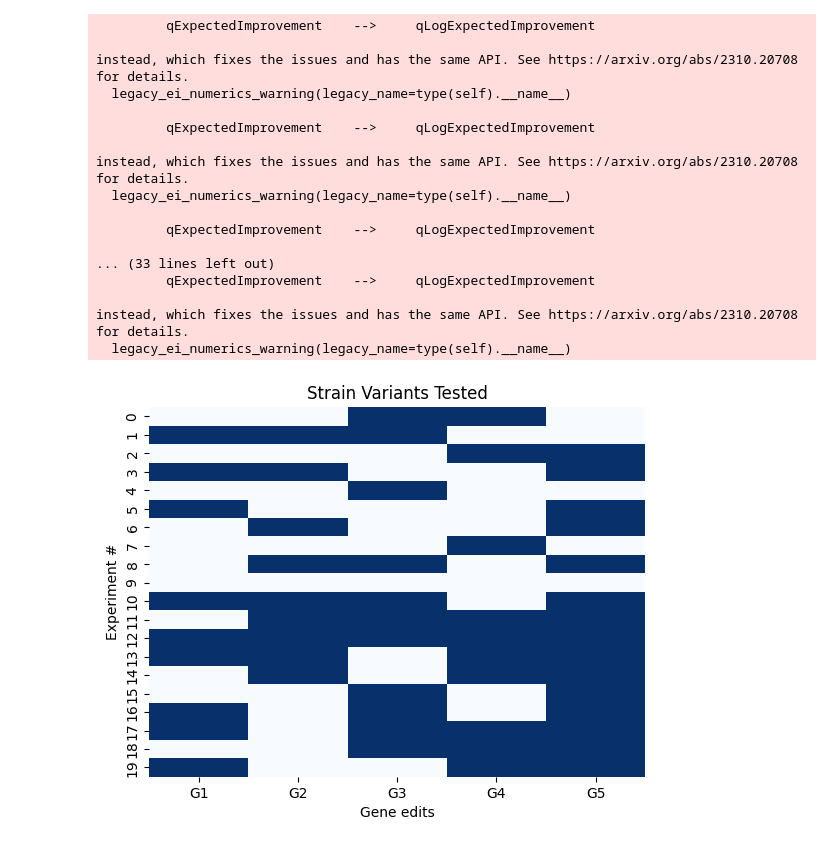
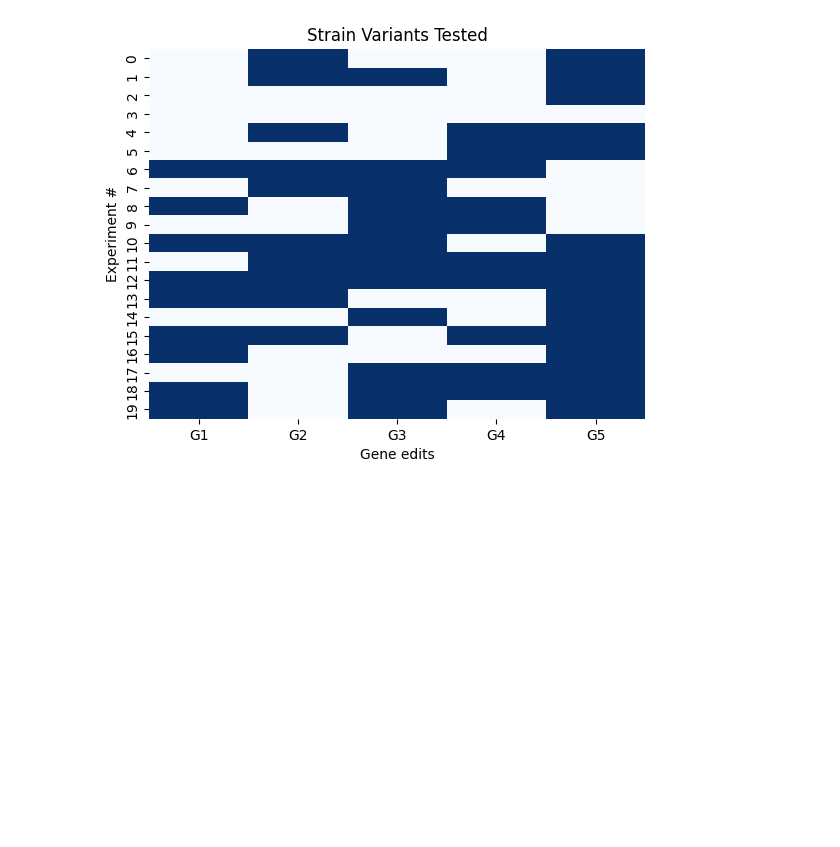
Before and after one commit to subarumuroi/ML_for_rational_design, a Jupyter notebook: BO small data optimum strain model.ipynb, the cells around one changed output. Saved outputs shown, nothing was run; the diff lists cells and outputs as text; code cells hidden in the pictures; blank space fills up the shorter version.

```diff
--- a/BO small data optimum strain model.ipynb
+++ b/BO small data optimum strain model.ipynb
@@ -4,7 +4,7 @@
 import torch
 from botorch.models import SingleTaskGP
 from botorch.fit import fit_gpytorch_mll
-from botorch.acquisition import qExpectedImprovement
+from botorch.acquisition import qLogExpectedImprovement
 from botorch.optim import optimize_acqf
 from gpytorch.mlls import ExactMarginalLogLikelihood
 import numpy as np
@@ -49,54 +49,37 @@ for iteration in range(10):
     candidate_X = all_variants[remaining]
 
     # Compute acquisition function
-    acq = qExpectedImprovement(model=model, best_f=train_Y.max(), sampler=None)
+    acq = qLogExpectedImprovement(model=model, best_f=train_Y.max(), sampler=None)
 
     # Add q-batch dimension correctly
     with torch.no_grad():
-        acq_vals = acq(candidate_X.unsqueeze(1))  # ✅ correct: [N, 1, d]
+        acq_vals = acq(candidate_X.unsqueeze(1))  #[N, 1, d]
 
     best_idx = torch.argmax(acq_vals)
     new_X = candidate_X[best_idx].unsqueeze(0)
     new_Y = torch.tensor([[strain_to_yield(new_X[0])]], dtype=torch.double)
 
     # Update data
     train_X = torch.cat([train_X, new_X])
     train_Y = torch.cat([train_Y, new_Y])
     init_idx = torch.cat([init_idx, torch.tensor([remaining[best_idx]])])
 
     # Update model
     model.set_train_data(train_X, train_Y.squeeze(-1), strict=False)
     fit_gpytorch_mll(mll)
 
 # Plot
 import seaborn as sns
 sns.heatmap(train_X.numpy(), cmap='Blues', cbar=False, xticklabels=[f'G{i+1}' for i in range(gene_count)])
 plt.title("Strain Variants Tested")
 plt.xlabel("Gene edits")
 plt.ylabel("Experiment #")
 plt.show()
 
 plt.plot(train_Y.numpy())
 plt.title("Ethanol Yield per Iteration")
 plt.xlabel("Iteration")
 plt.ylabel("Yield")
 plt.show()
 # %% [output]
-         qExpectedImprovement    -->     qLogExpectedImprovement
-
-instead, which fixes the issues and has the same API. See https://arxiv.org/abs/2310.20708 for details.
-  legacy_ei_numerics_warning(legacy_name=type(self).__name__)
-
-         qExpectedImprovement    -->     qLogExpectedImprovement
-
-instead, which fixes the issues and has the same API. See https://arxiv.org/abs/2310.20708 for details.
-  legacy_ei_numerics_warning(legacy_name=type(self).__name__)
-
-         qExpectedImprovement    -->     qLogExpectedImprovement
-
-... (33 lines left out)
-         qExpectedImprovement    -->     qLogExpectedImprovement
-
-instead, which fixes the issues and has the same API. See https://arxiv.org/abs/2310.20708 for details.
-  legacy_ei_numerics_warning(legacy_name=type(self).__name__)
-[figure, old version]
+[figure, new version]
```
Also changed, not shown: parts of 1 cell of this notebook, 1 other file.
